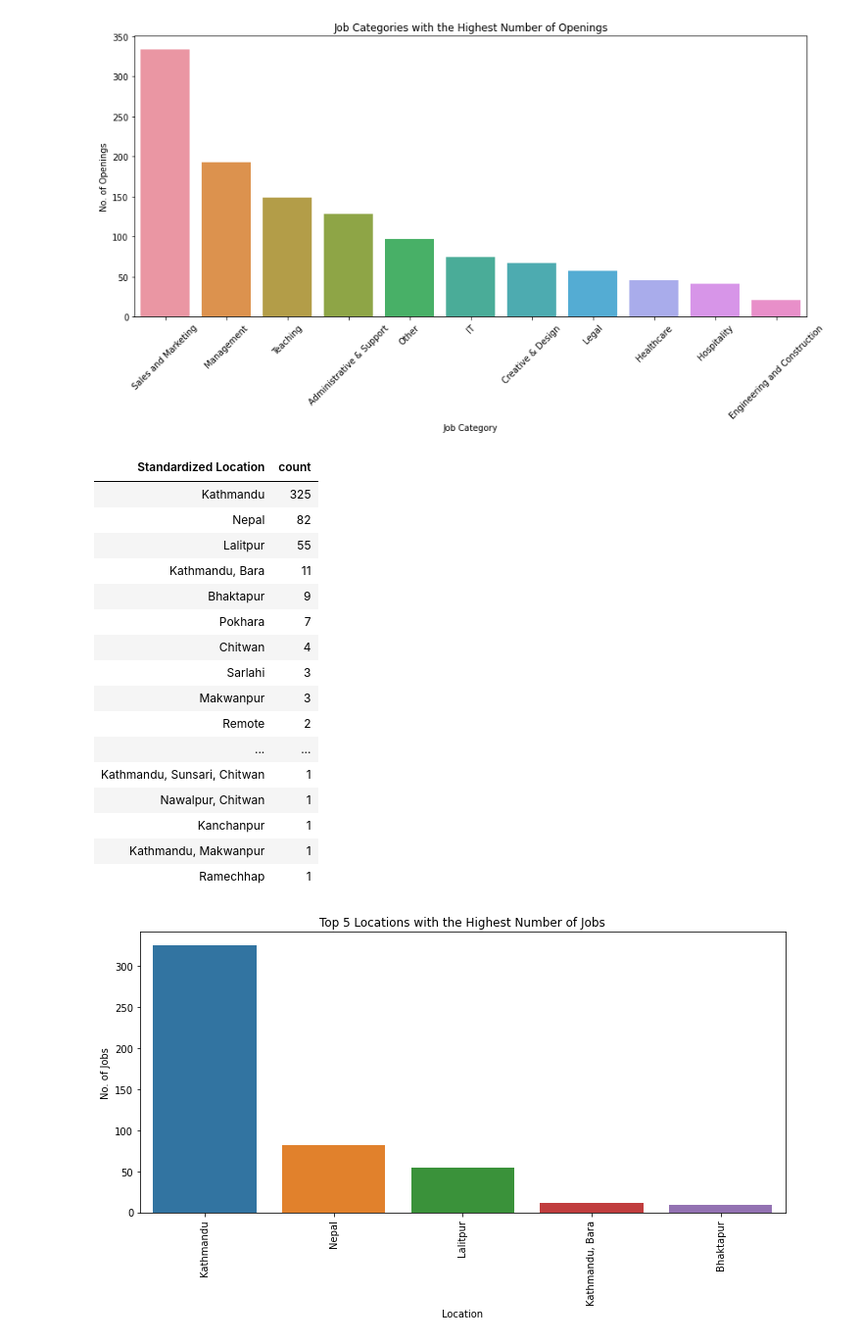
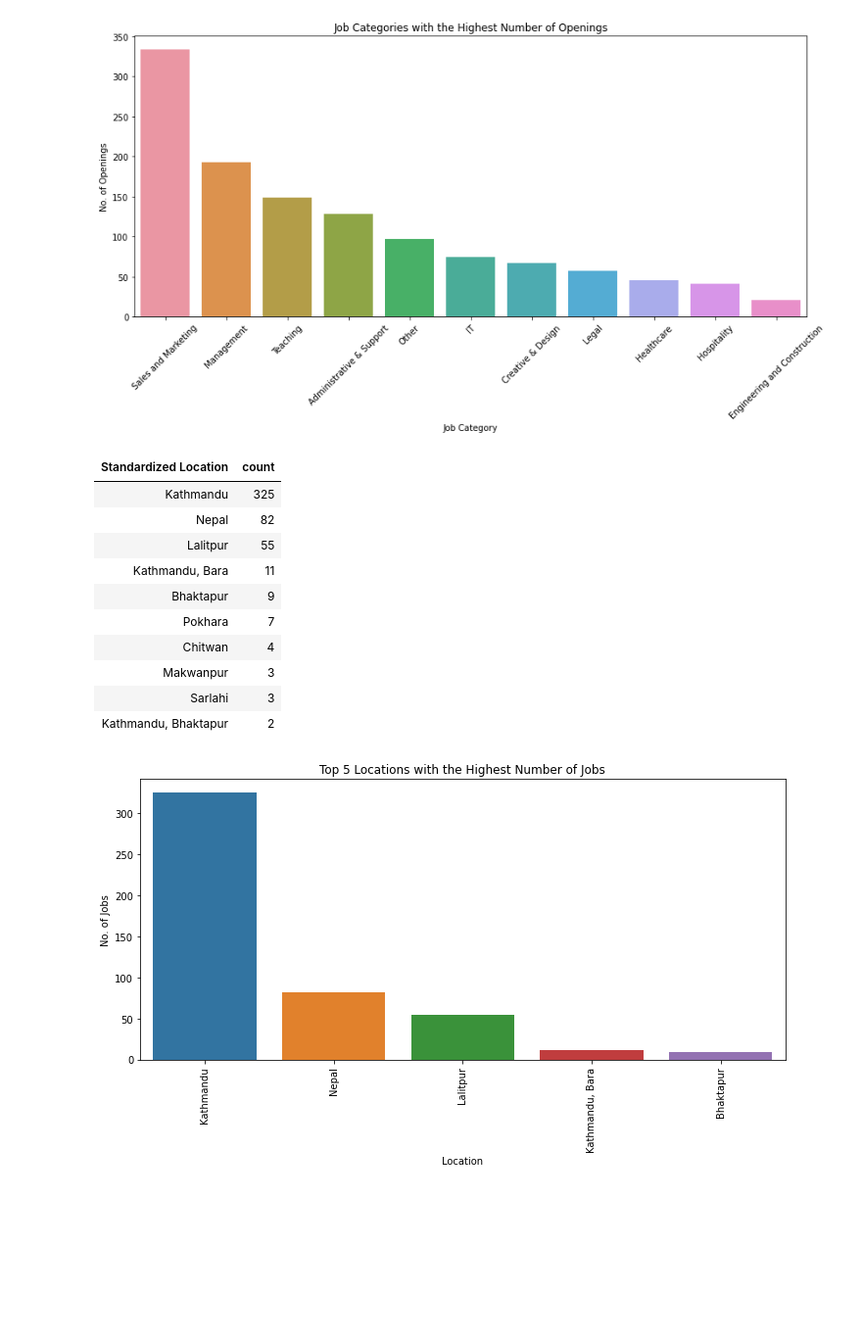
Before and after one commit to aashishdk/Srapping-Job-Portal, a Jupyter notebook: JobScraping_Analysis_Project.ipynb, the cells around one changed output. Shown: that part at 98% size. Cells and saved outputs as stored; diff of their text form; code cells hidden in the pictures; blank space fills up the shorter version.

```diff
--- a/JobScraping_Analysis_Project.ipynb
+++ b/JobScraping_Analysis_Project.ipynb
@@ -654,25 +631,19 @@ plt.show()
 # %% [output]
 [figure]
 # %%
-display(job_listenings_df.groupBy('Standardized Location').count().orderBy(col('count').desc()))
+display(job_listenings_df.groupBy('Standardized Location').count().orderBy(col('count').desc()).limit(10))
 # %% [output]
 | Standardized Location | count |
 | Kathmandu | 325 |
 | Nepal | 82 |
 | Lalitpur | 55 |
 | Kathmandu, Bara | 11 |
 | Bhaktapur | 9 |
 | Pokhara | 7 |
 | Chitwan | 4 |
+| Makwanpur | 3 |
 | Sarlahi | 3 |
-| Makwanpur | 3 |
-| Remote | 2 |
-| ... | ... |
-| Kathmandu, Sunsari, Chitwan | 1 |
-| Nawalpur, Chitwan | 1 |
-| Kanchanpur | 1 |
-| Kathmandu, Makwanpur | 1 |
-| Ramechhap | 1 |
+| Kathmandu, Bhaktapur | 2 |
 # %%
 vis_location = job_listenings_df.groupBy('Standardized Location').count().orderBy(col('count').desc()).limit(5)
 
```
Also changed, not shown: parts of 9 cells of this notebook, 1 other file.
